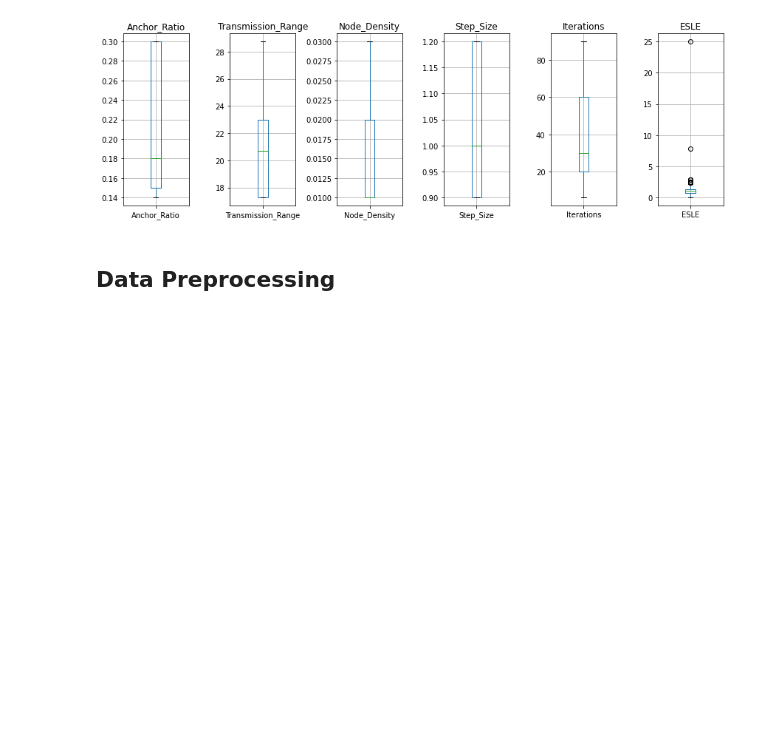
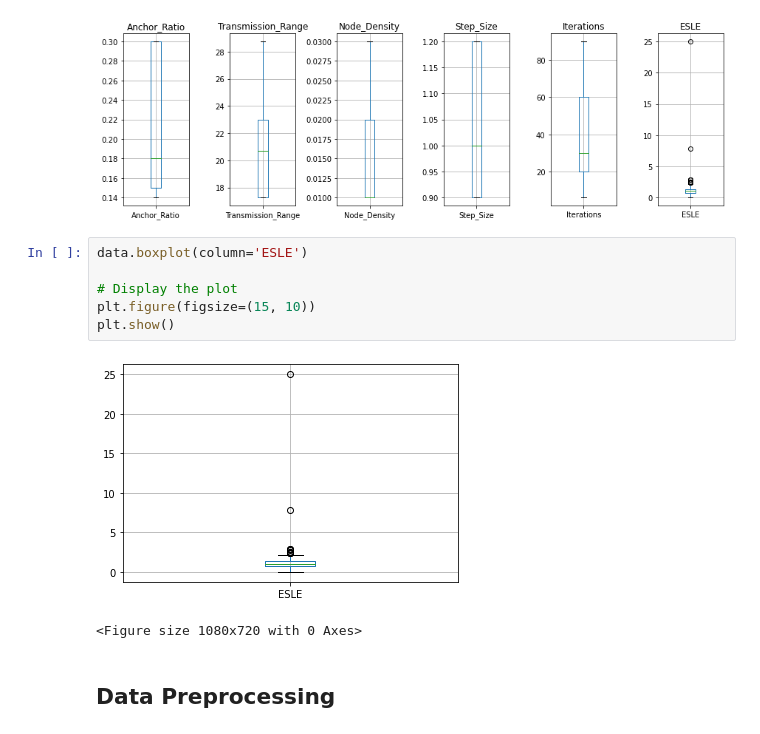
Before and after one commit to leobt23/Computational_Intelligence_forIOT, a Jupyter notebook: project_1/project_NNs.ipynb, the cells around one changed output. Saved outputs shown, nothing was run; the diff lists cells and outputs as text; blank space fills up the shorter version.

```diff
--- a/project_1/project_NNs.ipynb
+++ b/project_1/project_NNs.ipynb
@@ -87,6 +87,15 @@ plt.tight_layout()
 plt.show()
 # %% [output]
 [figure]
+# %%
+data.boxplot(column='ESLE')
+
+# Display the plot
+plt.figure(figsize=(15, 10))
+plt.show()
+# %% [output]
+[figure, added]
+<Figure size 1080x720 with 0 Axes>
 # %% [markdown]
 ## Data Preprocessing
 # %% [markdown]
```
Also changed, not shown: parts of 4 cells of this notebook.
